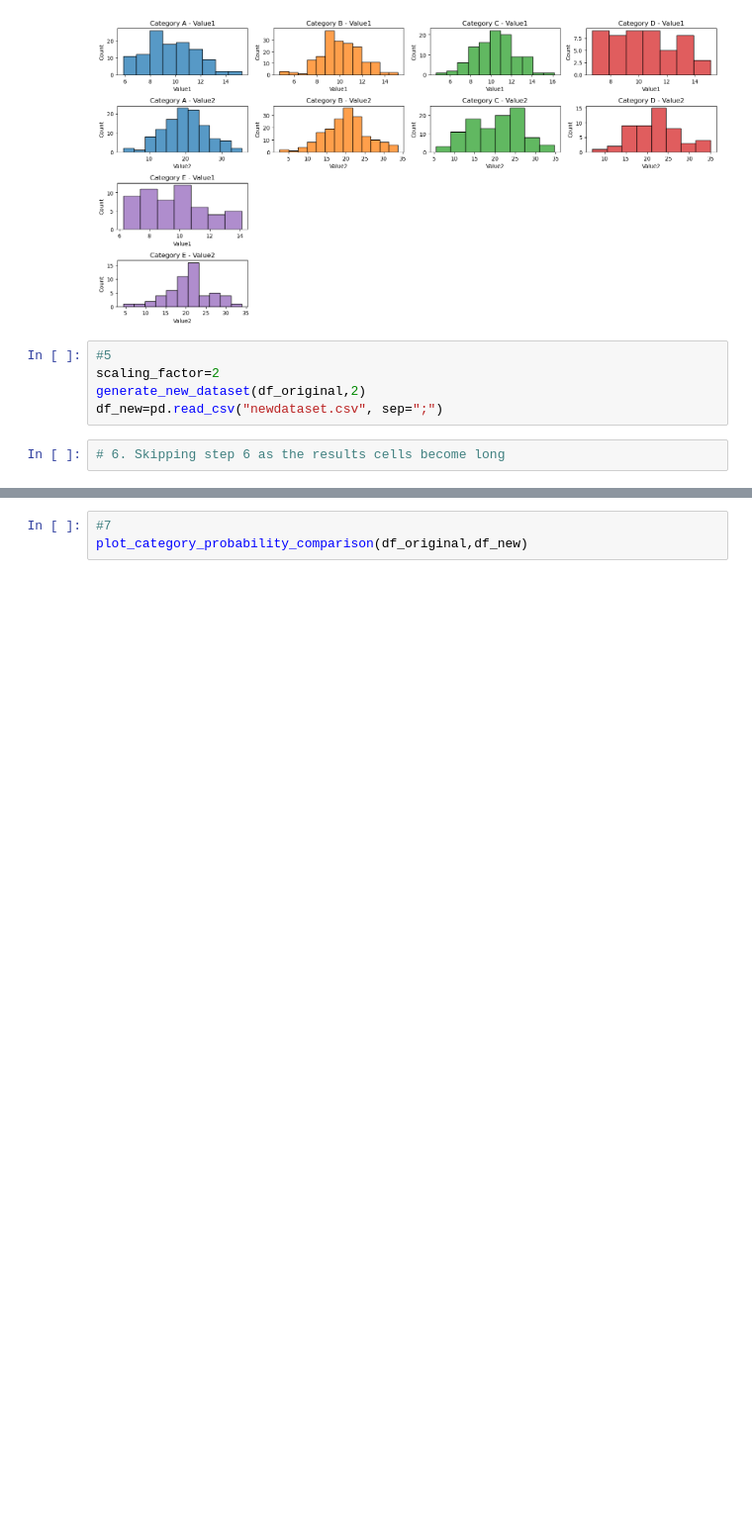
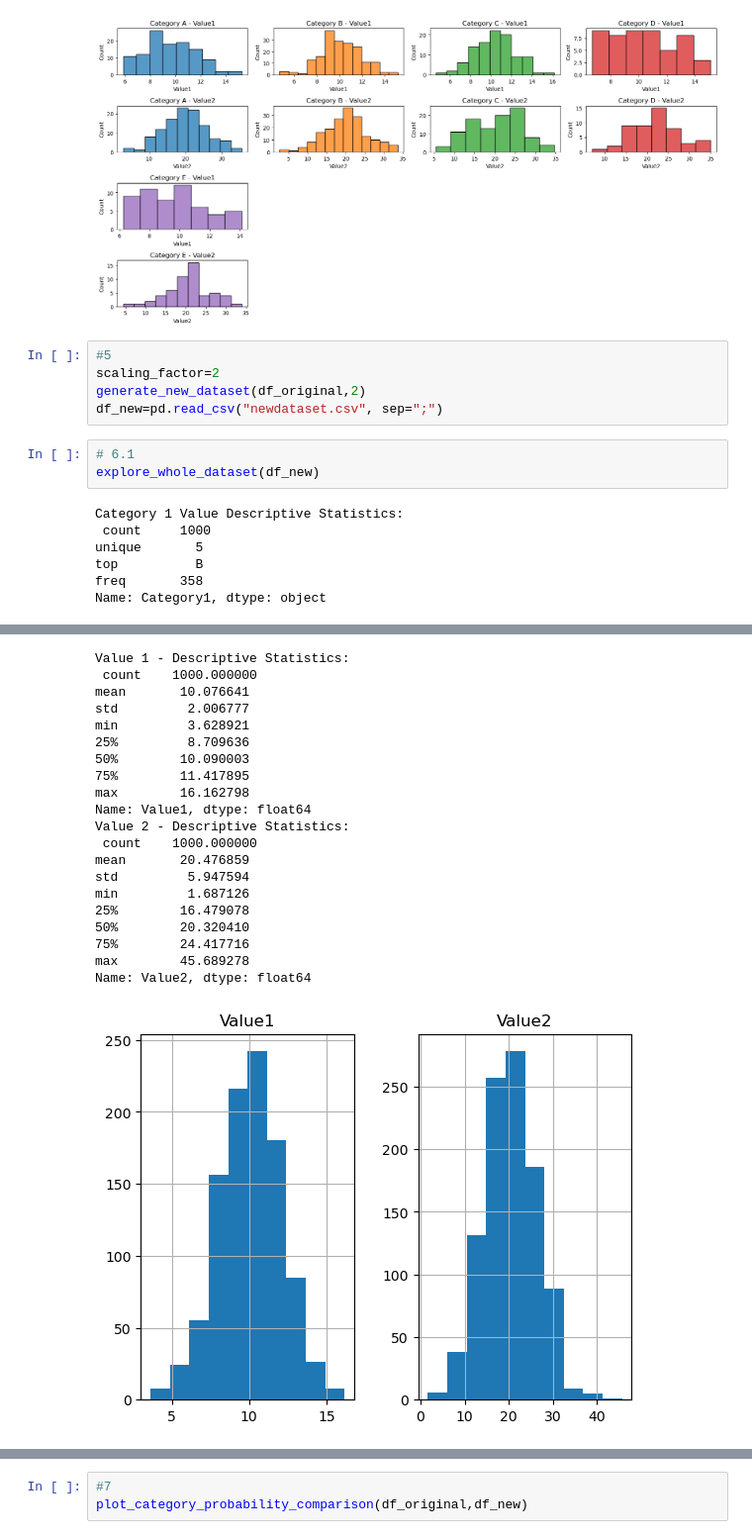
Before and after one commit to jeevanthipanawala/Phd_Coding_Task, a Jupyter notebook: coding_task.ipynb, the cells around one changed output, grey strips where cells are left out. Shown: that part at 99% size. Drawn from its saved outputs; the diff is of its cells as text; blank space fills up the shorter version.

```diff
--- a/coding_task.ipynb
+++ b/coding_task.ipynb
@@ -324,4 +324,12 @@ scaling_factor=2
 generate_new_dataset(df_original,2)
 df_new=pd.read_csv("newdataset.csv", sep=";")
 # %%
-# 6. Skipping step 6 as the results cells become long
+# 6.1
+explore_whole_dataset(df_new)
+# %% [output]
+Category 1 Value Descriptive Statistics:
+ count     1000
+unique       5
+top          B
+freq       358
+Name: Category1, dtype: object
@@ -327,0 +337,21 @@ df_new=pd.read_csv("newdataset.csv", sep=";")
+Value 1 - Descriptive Statistics:
+ count    1000.000000
+mean       10.076641
+std         2.006777
+min         3.628921
+25%         8.709636
+50%        10.090003
+75%        11.417895
+max        16.162798
+Name: Value1, dtype: float64
+Value 2 - Descriptive Statistics:
+ count    1000.000000
+mean       20.476859
+std         5.947594
+min         1.687126
+25%        16.479078
+50%        20.320410
+75%        24.417716
+max        45.689278
+Name: Value2, dtype: float64
+[figure, added]
```
Also changed, not shown: parts of 6 cells of this notebook, 1 other file.
